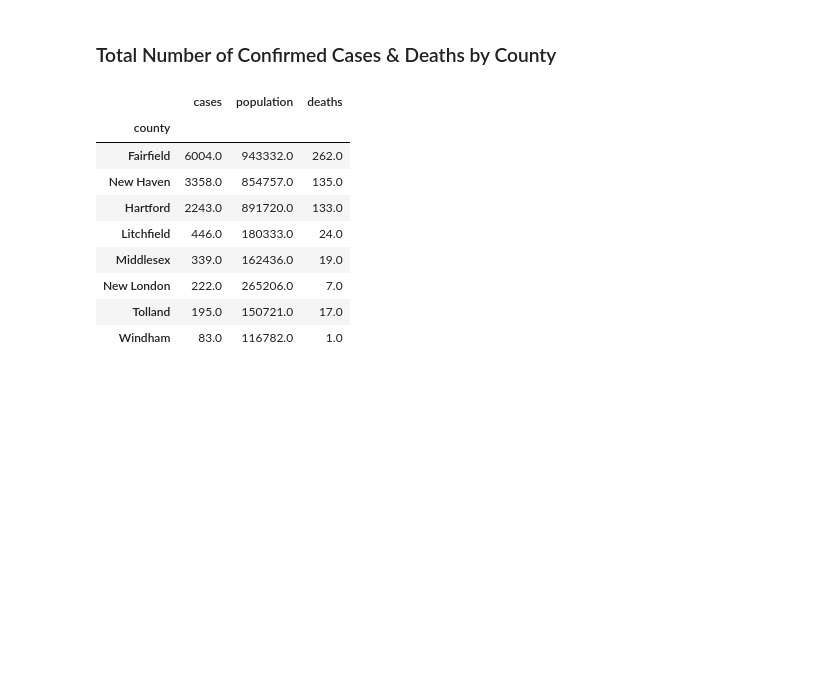
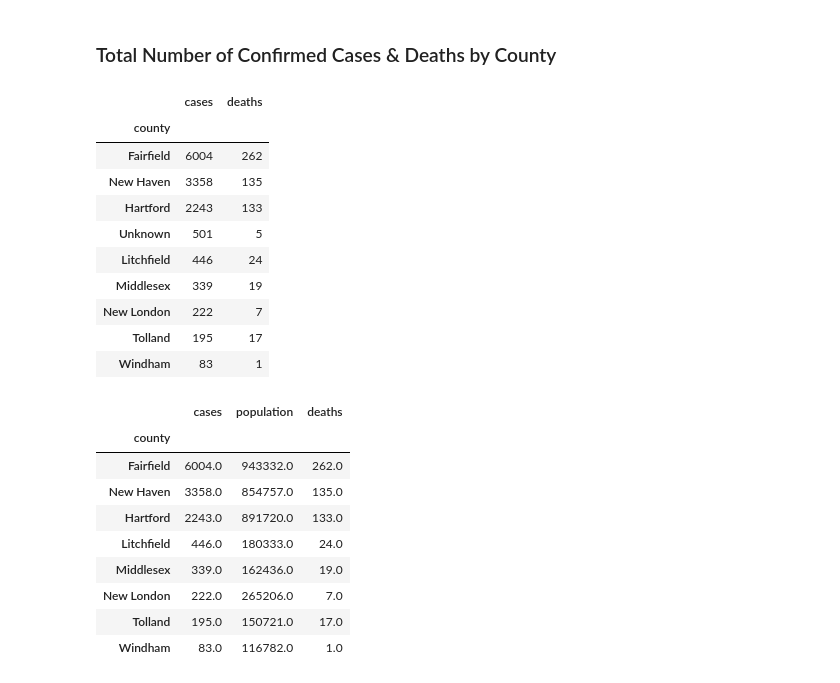
Before and after one commit to prashanthbasani/COVID-explore-data, a Jupyter notebook: Explore.ipynb, the cells around one changed output. Cells and saved outputs as stored; diff of their text form; code cells hidden in the pictures; blank space fills up the shorter version.

```diff
--- a/Explore.ipynb
+++ b/Explore.ipynb
@@ -116,6 +116,23 @@ dtype: int64
 ### Total Number of Confirmed Cases & Deaths by County
 # %%
 aggregated_df = connecticut_df[['county', 'cases', 'deaths']].groupby(['county']).max()
+
+# sort the data frame by cases inplace ascendng order
+aggregated_df.sort_values(by=['cases'], inplace=True, ascending=False)
+
+aggregated_df
+# %% [output]
+|  | cases | deaths |
+| county |  |  |
+| Fairfield | 6004 | 262 |
+| New Haven | 3358 | 135 |
+| Hartford | 2243 | 133 |
+| Unknown | 501 | 5 |
+| Litchfield | 446 | 24 |
+| Middlesex | 339 | 19 |
+| New London | 222 | 7 |
+| Tolland | 195 | 17 |
+| Windham | 83 | 1 |
 # %%
 # grouped counties, removed unknown and sorted by cases
 connecticut_df[['county', 'cases', 'population', 'deaths']].groupby(['county']).max().where(lambda x: x.population>0).dropna().sort_values(['cases'], ascending=False)
```
Also changed, not shown: parts of 10 cells of this notebook, 4 other files.
